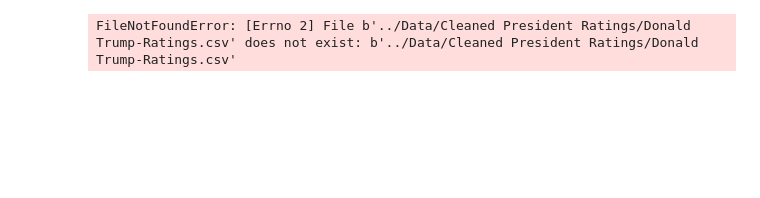
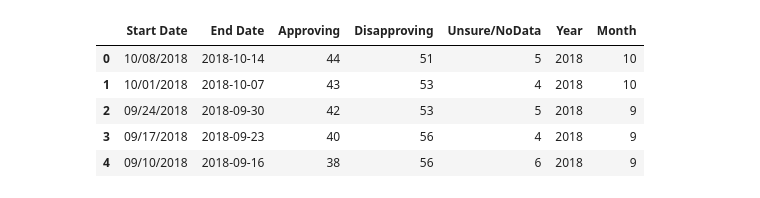
Before and after one commit to Mickkay22/UCI_Project_1_Team_5, a Jupyter notebook: Analysis/Crime Analysis.ipynb, the cells around one changed output. Cells and saved outputs as stored; diff of their text form; code cells hidden in the pictures; blank space fills up the shorter version.

```diff
--- a/Analysis/Crime Analysis.ipynb
+++ b/Analysis/Crime Analysis.ipynb
@@ -5,11 +6,19 @@ import numpy as np
 # %%
+#Approval Rating Data
 Presidents = ["Donald Trump","Barack Obama","George W. Bush", "William J. Clinton",
-            "George Bush", "Ronald Reagan", "Jimmy Carter", "Gerald R. Ford", "Richard Nixon"]
+              "George Bush", "Ronald Reagan", "Jimmy Carter", "Gerald R. Ford", "Richard Nixon"]
 filepath = "../Data/Cleaned President Ratings/"
 Approval_Ratings = pd.DataFrame()
 for i in range(len(Presidents)):
-   Approval_Rating = pd.read_csv(f"{filepath}{Presidents[i]}-Ratings.csv")
-   Approval_Ratings = pd.concat([Approval_Ratings,Approval_Rating],ignore_index = True)
+    Approval_Rating = pd.read_csv(f"{filepath}{Presidents[i]}-Ratings.csv")
+    Approval_Ratings = pd.concat([Approval_Ratings,Approval_Rating],ignore_index = True)
+
+Approval_Ratings.head()
 # %% [output]
-FileNotFoundError: [Errno 2] File b'../Data/Cleaned President Ratings/Donald Trump-Ratings.csv' does not exist: b'../Data/Cleaned President Ratings/Donald Trump-Ratings.csv'
+|  | Start Date | End Date | Approving | Disapproving | Unsure/NoData | Year | Month |
+| 0 | 10/08/2018 | 2018-10-14 | 44 | 51 | 5 | 2018 | 10 |
+| 1 | 10/01/2018 | 2018-10-07 | 43 | 53 | 4 | 2018 | 10 |
+| 2 | 09/24/2018 | 2018-09-30 | 42 | 53 | 5 | 2018 | 9 |
+| 3 | 09/17/2018 | 2018-09-23 | 40 | 56 | 4 | 2018 | 9 |
+| 4 | 09/10/2018 | 2018-09-16 | 38 | 56 | 6 | 2018 | 9 |
 # %%
```
Also changed, not shown: parts of 19 cells of this notebook.
